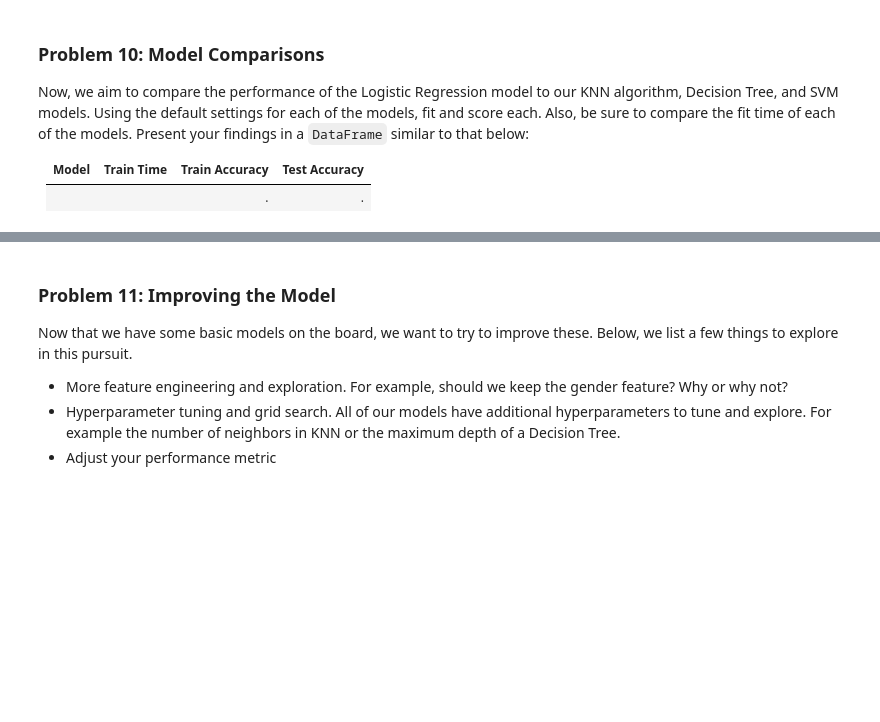
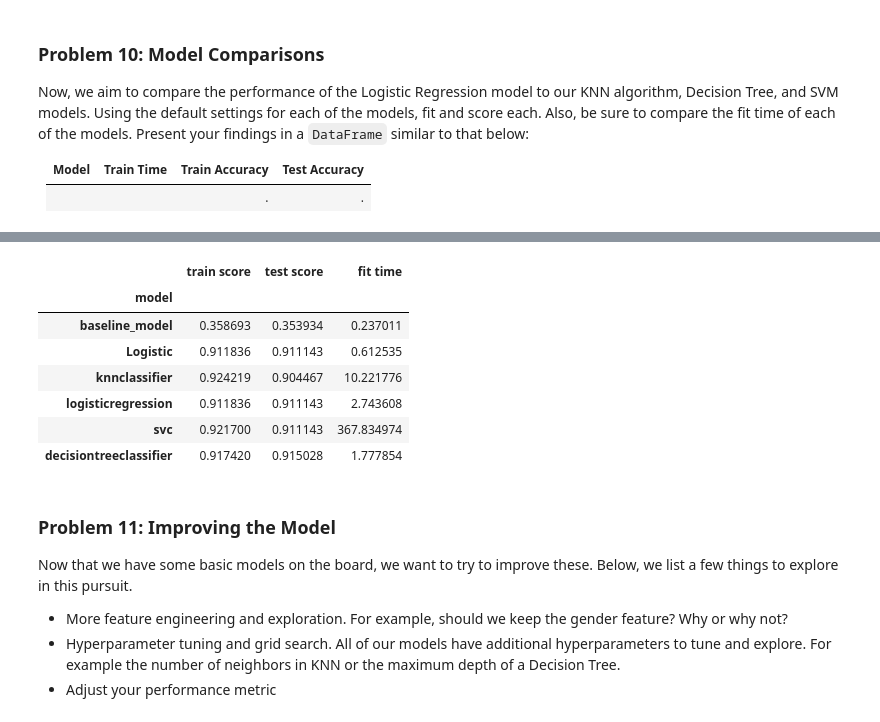
Before and after one commit to nisheethg2000/UCB_AIML, a Jupyter notebook: Practical Applications/Practical Application M17/prompt_III.ipynb, the cells around one changed output, grey strips where cells are left out. Cells and saved outputs as stored; diff of their text form; code cells hidden in the pictures; blank space fills up the shorter version.

Commit message:
With improved model params

```diff
--- a/Practical Applications/Practical Application M17/prompt_III.ipynb
+++ b/Practical Applications/Practical Application M17/prompt_III.ipynb
@@ -123,3 +282,40 @@ Now, we aim to compare the performance of the Logistic Regression model to our K
 | Model | Train Time | Train Accuracy | Test Accuracy |
 | ----- | ---------- | -------------  | -----------   |
 |     |    |.     |.     |
+# %%
+# Define the models and hyperparameters
+models = {
+    'knnclassifier': (KNeighborsClassifier(), {'knnclassifier__n_neighbors': [3, 5, 7]}),
+    'logisticregression': (LogisticRegression(max_iter=1000), {'logisticregression__C': [0.1, 1, 10]}),
+    'svc': (SVC(), {'svc__C': [0.1, 1, 10], 'svc__kernel': ['linear', 'rbf']}),
+    'decisiontreeclassifier': (DecisionTreeClassifier(), {'decisiontreeclassifier__max_depth': [5, 10, 15]})
+}
+# %%
+best_params_score= []
+# %%
+
+for name, (model, params) in models.items():
+    # Create a pipeline
+    pipeline = Pipeline([
+        ('preprocessor', preprocessor),
+        (name, model)
+    ])
+
+    # Perform grid search
+    grid_search = GridSearchCV(pipeline, param_grid=params, cv=5, n_jobs=-1,scoring='accuracy')
+
+    # Fit the model and time it
+    start_time = time.time()
+    grid_search.fit(X_train, y_train)
+    fit_time = (time.time() - start_time)
+
+    # Get the best estimator
+    best_model = grid_search.best_estimator_
+    #coef_list.append([name,list(best_model[1].coef_)])
+    model_prediction = best_model.predict(X_test)
+    # Evaluate on training and test sets
+    train_score = best_model.score(X_train, y_train)
+    test_score = best_model.score(X_test, y_test)
+    best_params_score.append([name, grid_search.best_params_,grid_search.best_score_])
+    # Append the results
+    results.append([name, train_score, test_score, fit_time])
@@ -126,3 +335,18 @@ Now, we aim to compare the performance of the Logistic Regression model to our K
+# %%
+# Create the results DataFrame
+results_df = pd.DataFrame(results, columns=['model', 'train score', 'test score', 'fit time'])
+results_df.set_index('model', inplace=True)
+# %%
+results_df
+# %% [output]
+|  | train score | test score | fit time |
+| model |  |  |  |
+| baseline_model | 0.358693 | 0.353934 | 0.237011 |
+| Logistic | 0.911836 | 0.911143 | 0.612535 |
+| knnclassifier | 0.924219 | 0.904467 | 10.221776 |
+| logisticregression | 0.911836 | 0.911143 | 2.743608 |
+| svc | 0.921700 | 0.911143 | 367.834974 |
+| decisiontreeclassifier | 0.917420 | 0.915028 | 1.777854 |
 # %% [markdown]
 ### Problem 11: Improving the Model
 
```
Also changed, not shown: parts of 33 cells of this notebook.
